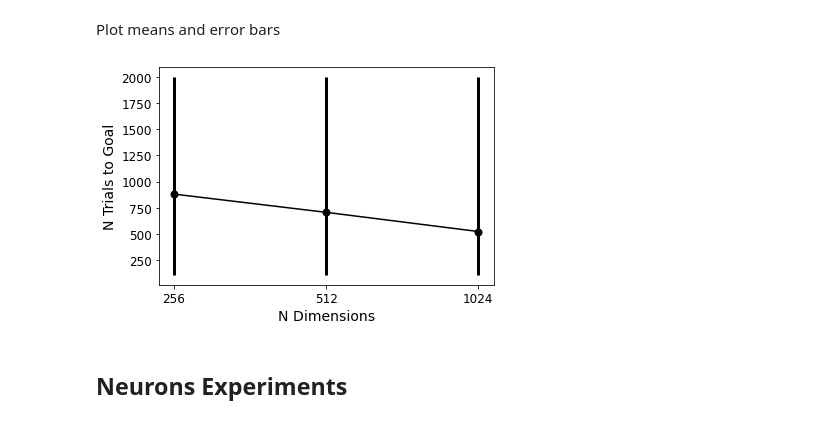
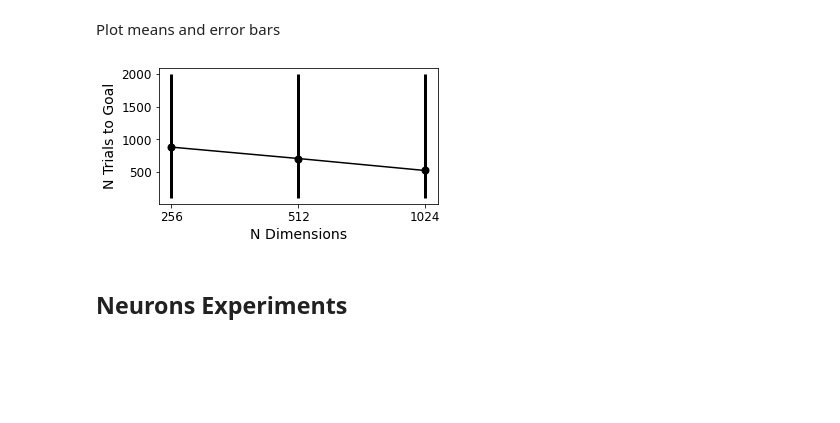
Before and after one commit to maddybartlett/Fast_RL_with_Bio_Based_Reps, a Jupyter notebook: TDLam_SSP_Exploration.ipynb, the cells around one changed output. Saved outputs shown, nothing was run; the diff lists cells and outputs as text; code cells hidden in the pictures; blank space fills up the shorter version.

```diff
--- a/TDLam_SSP_Exploration.ipynb
+++ b/TDLam_SSP_Exploration.ipynb
@@ -172,17 +178,18 @@ errors = ci_to_errsize(ci, means_lst)
 # %% [markdown]
 Plot means and error bars
 # %%
+plt.figure(figsize=(5,2.5))
 x_ticks = ['256', '512', '1024']
 plt.errorbar(x_ticks, means_lst, yerr=errors, elinewidth=3, color = 'black', marker = 'o', markersize = 7)
 plt.xlabel('N Dimensions', fontsize = 14)
 plt.ylabel('N Trials to Goal', fontsize = 14)
 #plt.title('Mean Trials to Goal Rolling Mean Reward', fontsize = 16)
 plt.tick_params(labelsize = 12)
 
 ## Save figure
 plt.savefig("./figures/SSPdims_means.pdf", bbox_inches="tight")
 # %% [output]
-[figure, old version]
+[figure, new version]
 # %% [markdown]
 ## Neurons Experiments
 # %% [markdown]
```
Also changed, not shown: parts of 2 cells of this notebook, 1 other file.
